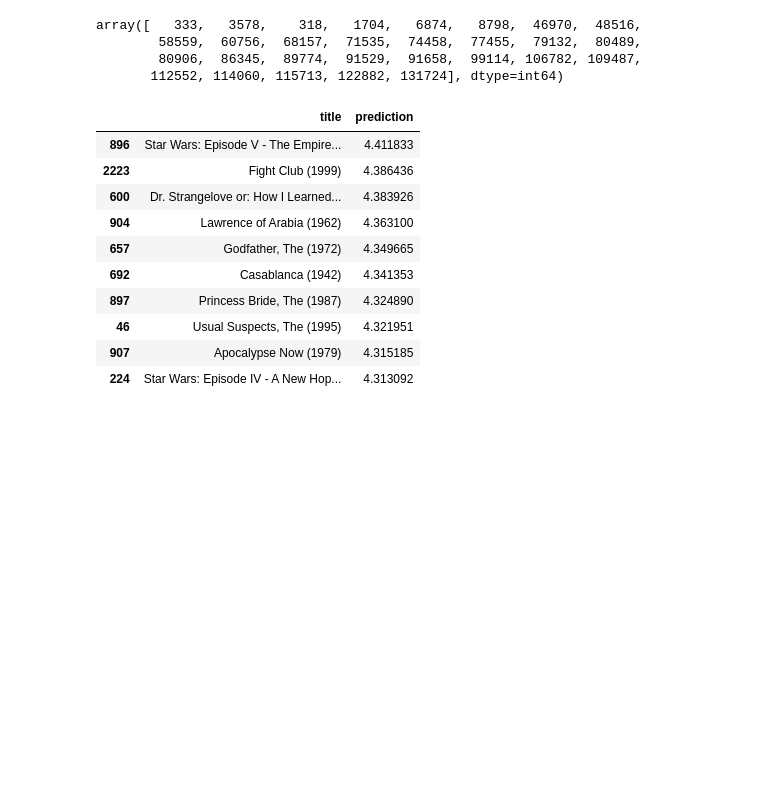
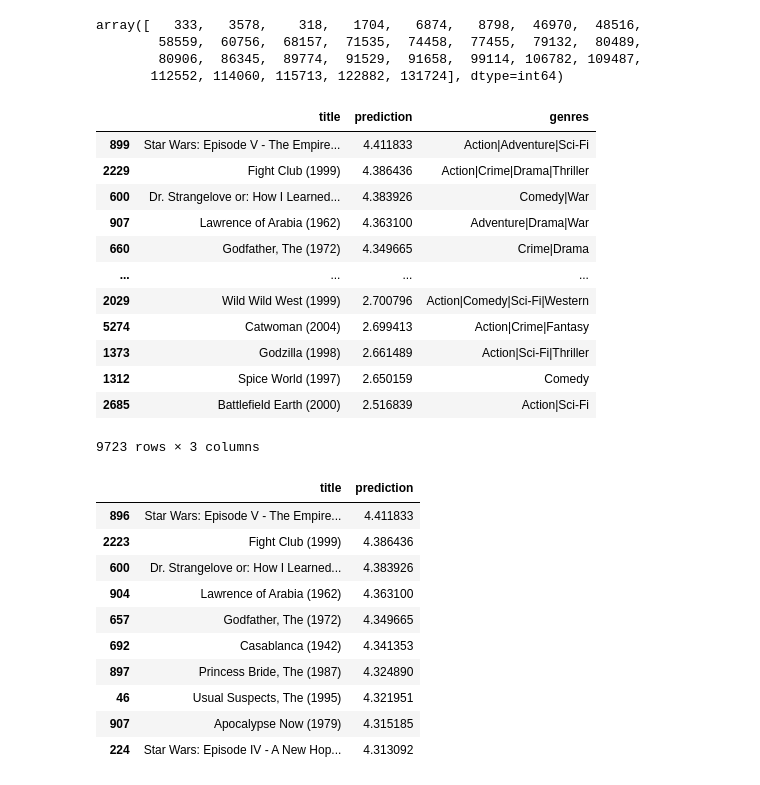
Before and after one commit to JasmineHuang25/rec-systems-project, a Jupyter notebook: Matt_notebook.ipynb, the cells around one changed output. Drawn from its saved outputs; the diff is of its cells as text; code cells hidden in the pictures; blank space fills up the shorter version.

```diff
--- a/Matt_notebook.ipynb
+++ b/Matt_notebook.ipynb
@@ -1002,6 +1027,24 @@ for movie in user_predict:
                         baseline.predict(user_to_rate, movie)[3]))
 # %%
 predicted_df = pd.DataFrame(predictions, columns=['title', 'prediction'])
+# %%
+final_prediction = predicted_df.merge(movies_df).drop('movieId', axis=1)
+# %%
+final_prediction.sort_values('prediction', ascending=False)
+# %% [output]
+|  | title | prediction | genres |
+| 899 | Star Wars: Episode V - The Empire... | 4.411833 | Action|Adventure|Sci-Fi |
+| 2229 | Fight Club (1999) | 4.386436 | Action|Crime|Drama|Thriller |
+| 600 | Dr. Strangelove or: How I Learned... | 4.383926 | Comedy|War |
+| 907 | Lawrence of Arabia (1962) | 4.363100 | Adventure|Drama|War |
+| 660 | Godfather, The (1972) | 4.349665 | Crime|Drama |
+| ... | ... | ... | ... |
+| 2029 | Wild Wild West (1999) | 2.700796 | Action|Comedy|Sci-Fi|Western |
+| 5274 | Catwoman (2004) | 2.699413 | Action|Crime|Fantasy |
+| 1373 | Godzilla (1998) | 2.661489 | Action|Sci-Fi|Thriller |
+| 1312 | Spice World (1997) | 2.650159 | Comedy |
+| 2685 | Battlefield Earth (2000) | 2.516839 | Action|Sci-Fi |
+9723 rows × 3 columns
 # %%
 predicted_df.sort_values('prediction', ascending=False).head(10)
 # %% [output]
```
Also changed, not shown: parts of 33 cells of this notebook.
